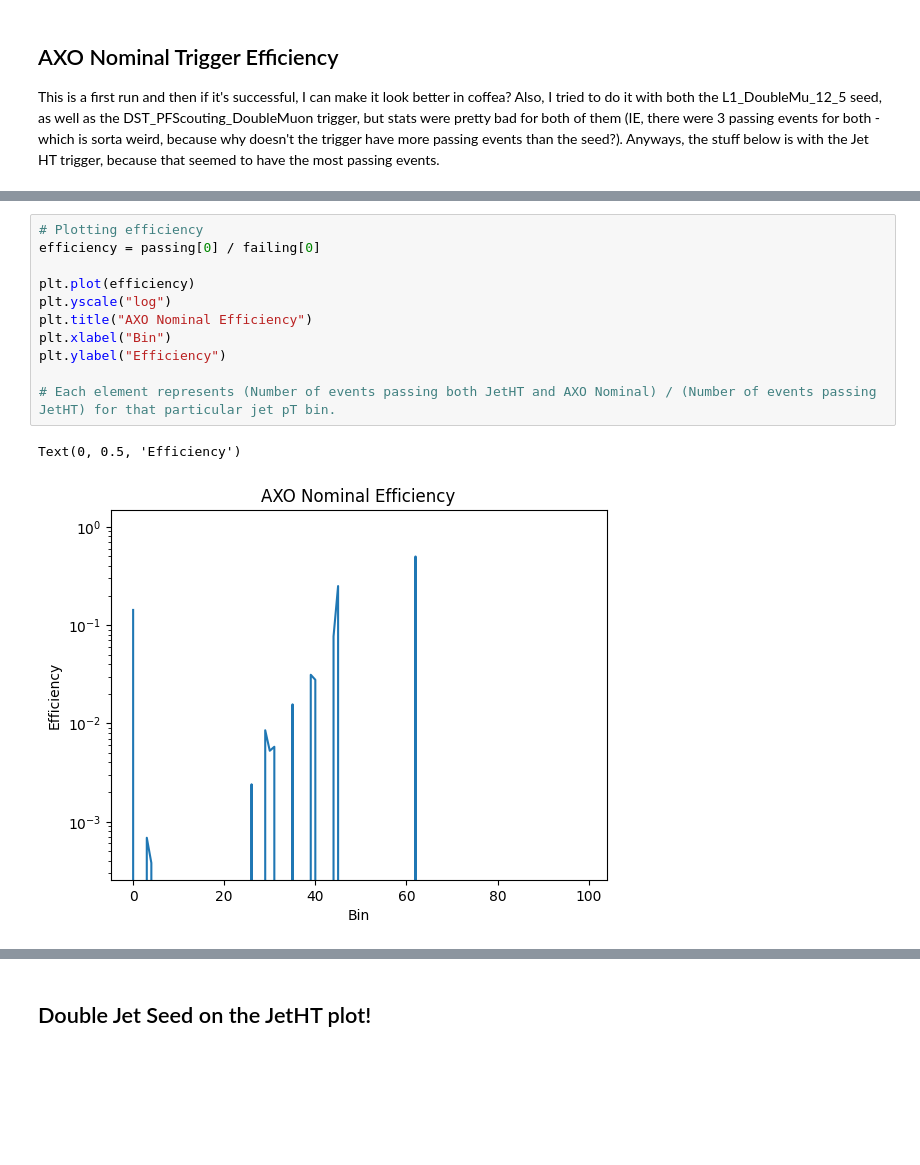
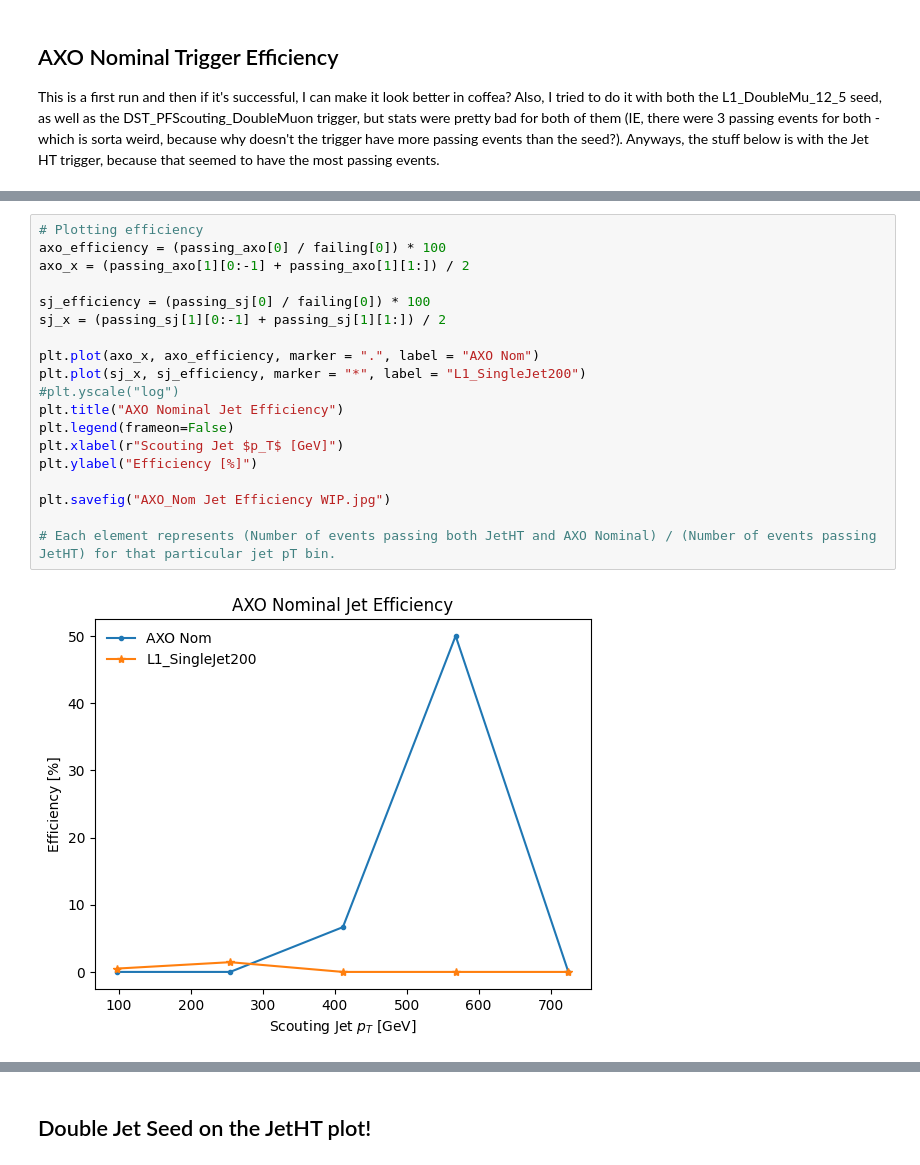
Before and after one commit to AdaCollins01/completed_axol1tl_practice, a Jupyter notebook: 4_getting_started_with_triggers.ipynb, the cells around one changed output, grey strips where cells are left out. Cells and saved outputs as stored; diff of their text form; blank space fills up the shorter version.

Commit message:
Began AXO efficiency plot

```diff
--- a/4_getting_started_with_triggers.ipynb
+++ b/4_getting_started_with_triggers.ipynb
@@ -791,14 +783,21 @@ plt.legend(frameon = False)
 # %%
 # Plotting efficiency
-efficiency = passing[0] / failing[0]
+axo_efficiency = (passing_axo[0] / failing[0]) * 100
+axo_x = (passing_axo[1][0:-1] + passing_axo[1][1:]) / 2
 
-plt.plot(efficiency)
-plt.yscale("log")
-plt.title("AXO Nominal Efficiency")
-plt.xlabel("Bin")
-plt.ylabel("Efficiency")
+sj_efficiency = (passing_sj[0] / failing[0]) * 100
+sj_x = (passing_sj[1][0:-1] + passing_sj[1][1:]) / 2
+
+plt.plot(axo_x, axo_efficiency, marker = ".", label = "AXO Nom")
+plt.plot(sj_x, sj_efficiency, marker = "*", label = "L1_SingleJet200")
+#plt.yscale("log")
+plt.title("AXO Nominal Jet Efficiency")
+plt.legend(frameon=False)
+plt.xlabel(r"Scouting Jet $p_T$ [GeV]")
+plt.ylabel("Efficiency [%]")
+
+plt.savefig("AXO_Nom Jet Efficiency WIP.jpg")
 
 # Each element represents (Number of events passing both JetHT and AXO Nominal) / (Number of events passing JetHT) for that particular jet pT bin.
 # %% [output]
-Text(0, 0.5, 'Efficiency')
-[figure, old version]
+[figure, new version]
```
Also changed, not shown: parts of 10 cells of this notebook.
